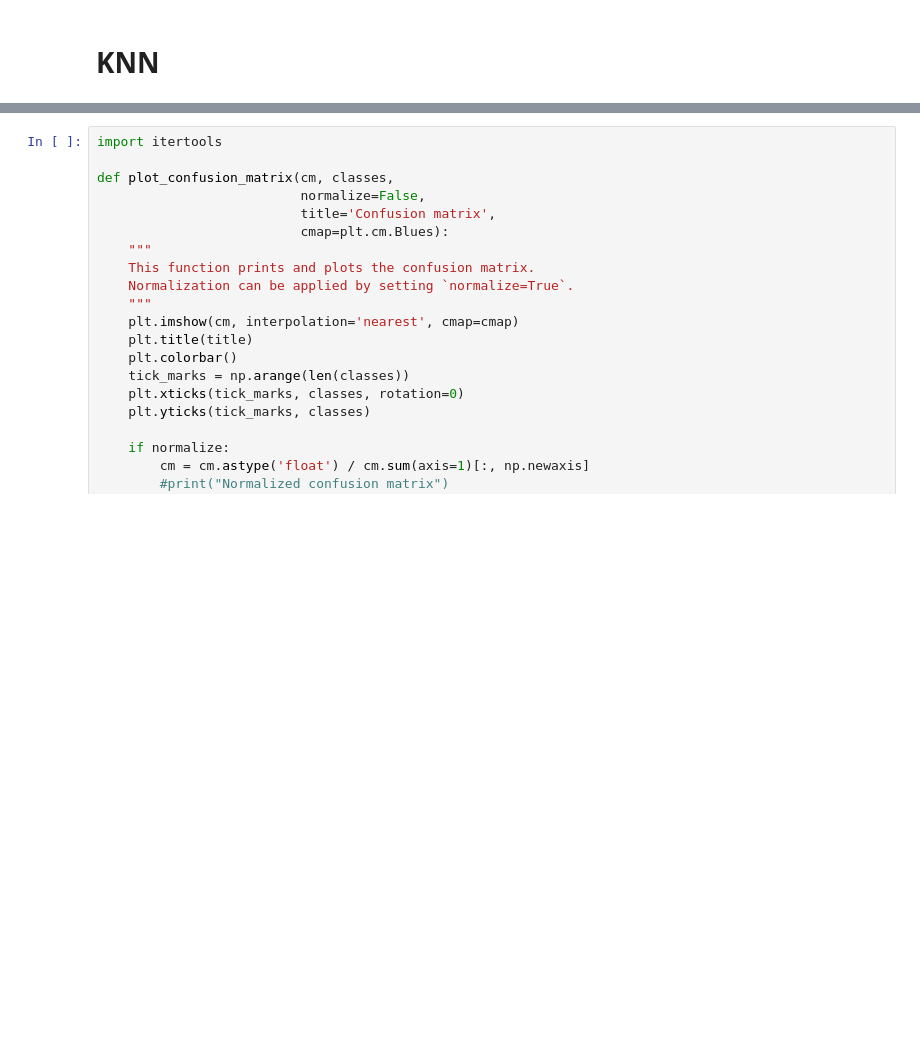
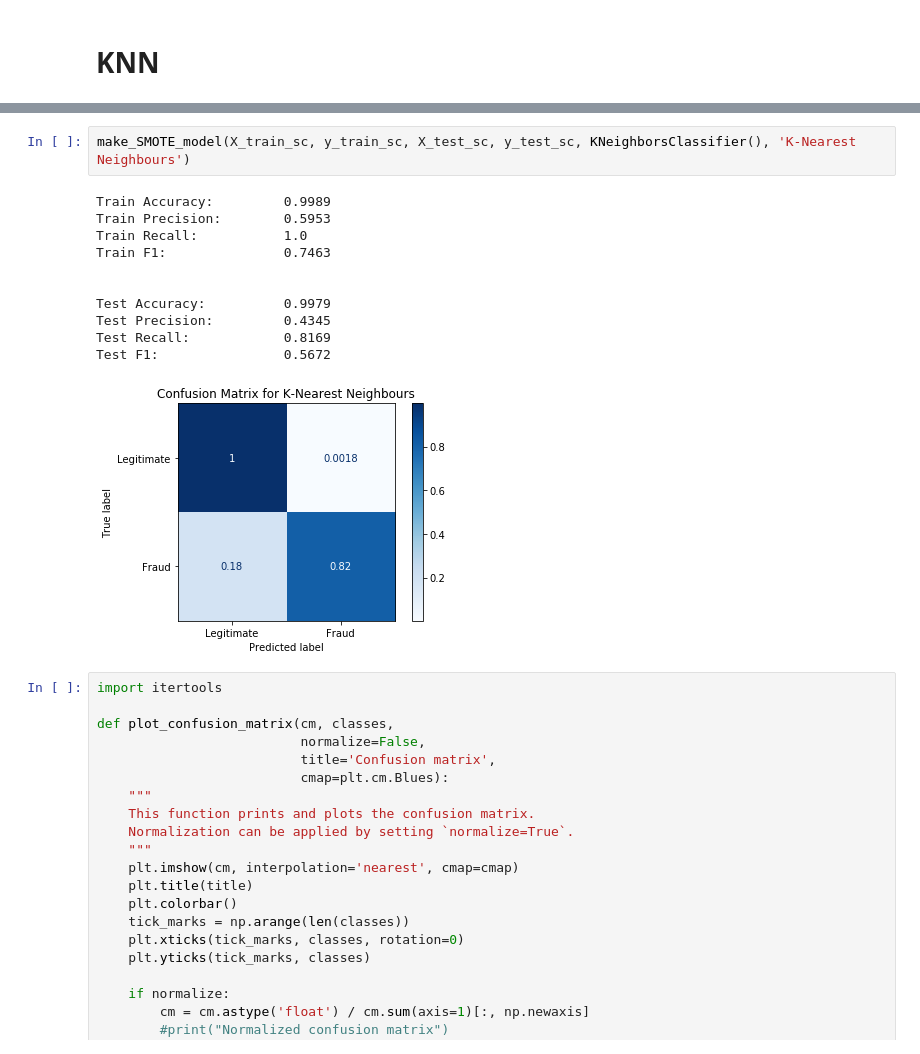
Before and after one commit to AdamBlomfield/credit_card_fraud, a Jupyter notebook: notebooks/predictive_modelling.ipynb, the cells around one changed output, grey strips where cells are left out. Cells and saved outputs as stored; diff of their text form; blank space fills up the shorter version.

```diff
--- a/notebooks/predictive_modelling.ipynb
+++ b/notebooks/predictive_modelling.ipynb
@@ -374,3 +295,17 @@ TN: 77737 FP: 7239 FN: 14 TP: 128
+# %%
+make_SMOTE_model(X_train_sc, y_train_sc, X_test_sc, y_test_sc, KNeighborsClassifier(), 'K-Nearest Neighbours')
+# %% [output]
+Train Accuracy:         0.9989
+Train Precision:        0.5953
+Train Recall:           1.0
+Train F1:               0.7463
+
+
+Test Accuracy:          0.9979
+Test Precision:         0.4345
+Test Recall:            0.8169
+Test F1:                0.5672
+[figure, added]
 # %%
 import itertools
 
```
Also changed, not shown: parts of 9 cells of this notebook, 1 other file.
